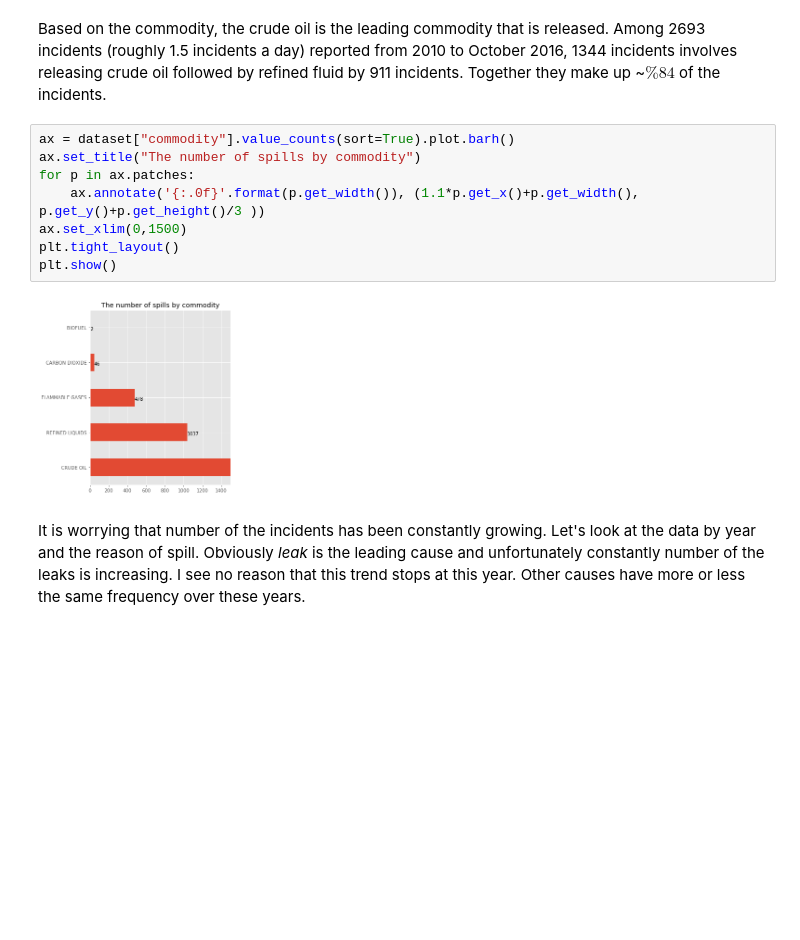
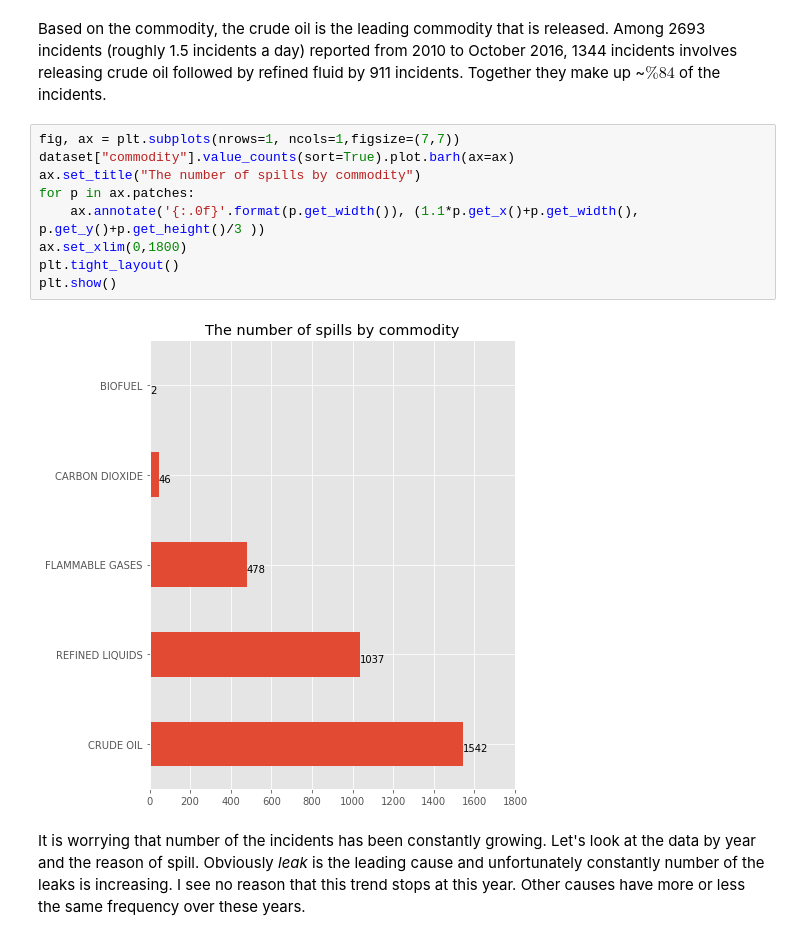
Before and after one commit to Mahdisadjadi/pipeline-incidents, a Jupyter notebook: pipeline.ipynb, the cells around one changed output. Drawn from its saved outputs; the diff is of its cells as text; blank space fills up the shorter version.

```diff
--- a/pipeline.ipynb
+++ b/pipeline.ipynb
@@ -219,15 +218,16 @@ plt.show(fig)
 # %% [markdown]
 Based on the commodity, the crude oil is the leading commodity that is released. Among 2693 incidents (roughly 1.5 incidents a day) reported from 2010 to October 2016, 1344 incidents involves releasing crude oil followed by refined fluid by 911 incidents. Together they make up ~$\%84$ of the incidents.
 # %%
-ax = dataset["commodity"].value_counts(sort=True).plot.barh()
+fig, ax = plt.subplots(nrows=1, ncols=1,figsize=(7,7))
+dataset["commodity"].value_counts(sort=True).plot.barh(ax=ax)
 ax.set_title("The number of spills by commodity")
 for p in ax.patches:
     ax.annotate('{:.0f}'.format(p.get_width()), (1.1*p.get_x()+p.get_width(), p.get_y()+p.get_height()/3 ))
-ax.set_xlim(0,1500)
+ax.set_xlim(0,1800)
 plt.tight_layout()
 plt.show()
 # %% [output]
-[figure, old version]
+[figure, new version]
 # %% [markdown]
 It is worrying that number of the incidents has been constantly growing. Let's look at the data by year and the reason of spill. Obviously _leak_ is the leading cause and unfortunately constantly number of the leaks is increasing. I see no reason that this trend  stops at this year. Other causes have more or less the same frequency over these years.
 # %%
```
Also changed, not shown: parts of 1 cell of this notebook.
